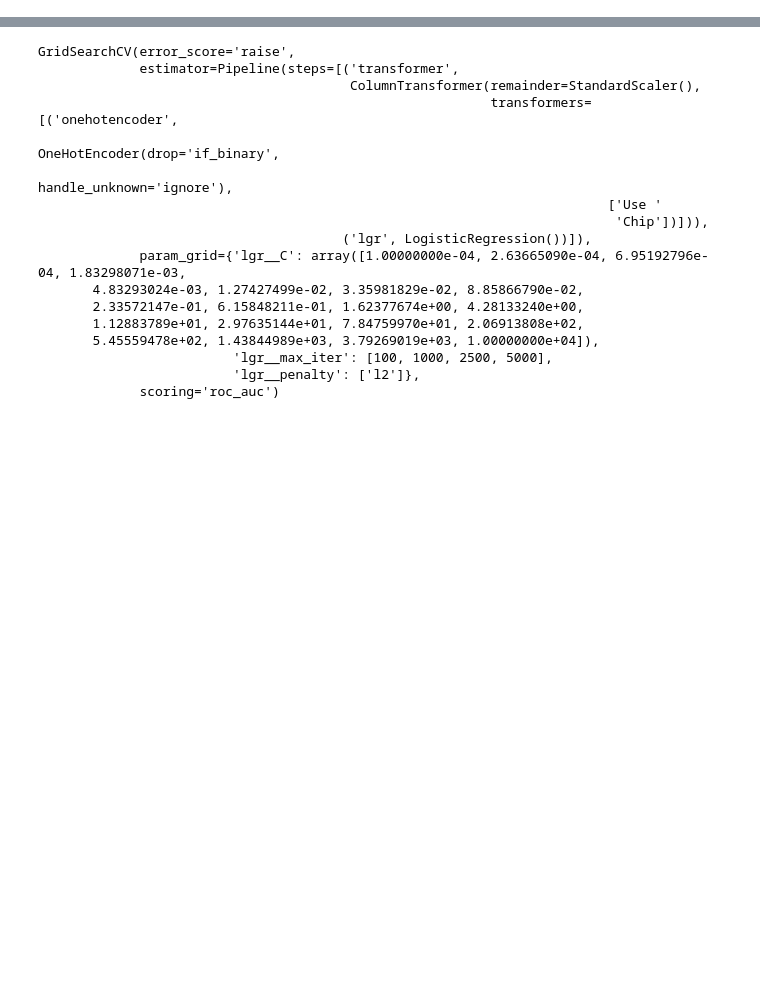
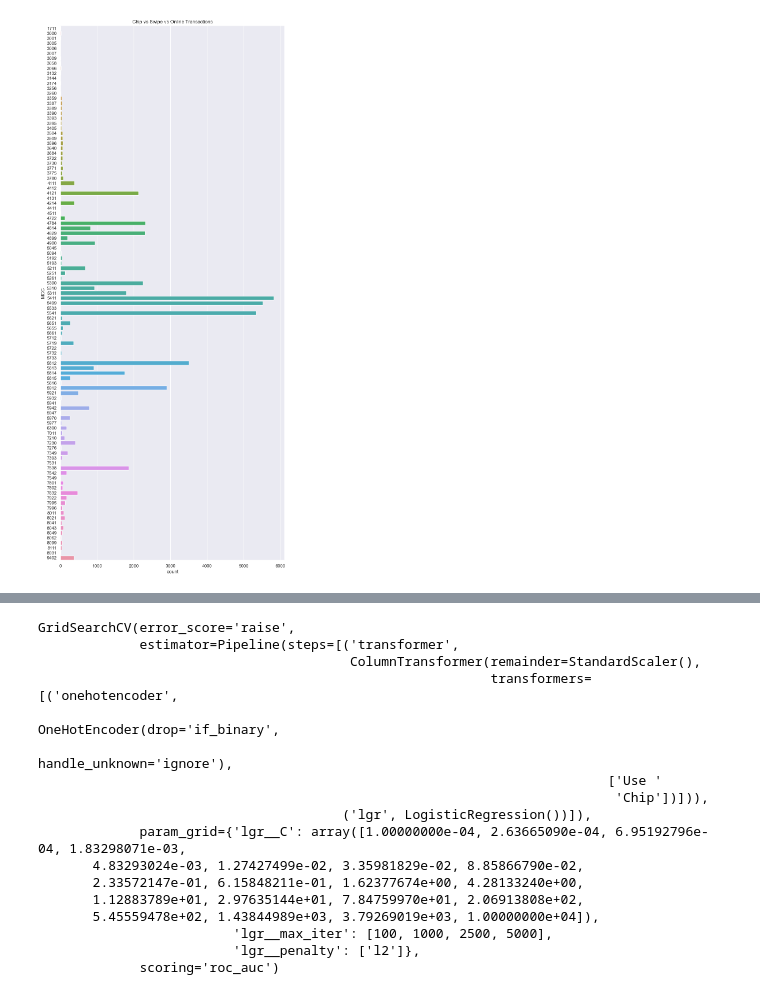
Before and after one commit to maskbit/creditcard-fraud-detection, a Jupyter notebook: fraud-ml.ipynb, the cells around one changed output, grey strips where cells are left out. Cells and saved outputs as stored; diff of their text form; code cells hidden in the pictures; blank space fills up the shorter version.

```diff
--- a/fraud-ml.ipynb
+++ b/fraud-ml.ipynb
@@ -186,0 +153,10 @@ y = df['Fraud']
+# %%
+#Visualize MCC Transactions
+
+sns.set_theme(style="darkgrid")
+plt.figure(figsize=(10, 24))
+x = sns.countplot(y="MCC", data=df)
+plt.title('Chip vs Swipe vs Online Transactions')
+plt.show()
+# %% [output]
+[figure, added]
```
Also changed, not shown: parts of 15 cells of this notebook.
